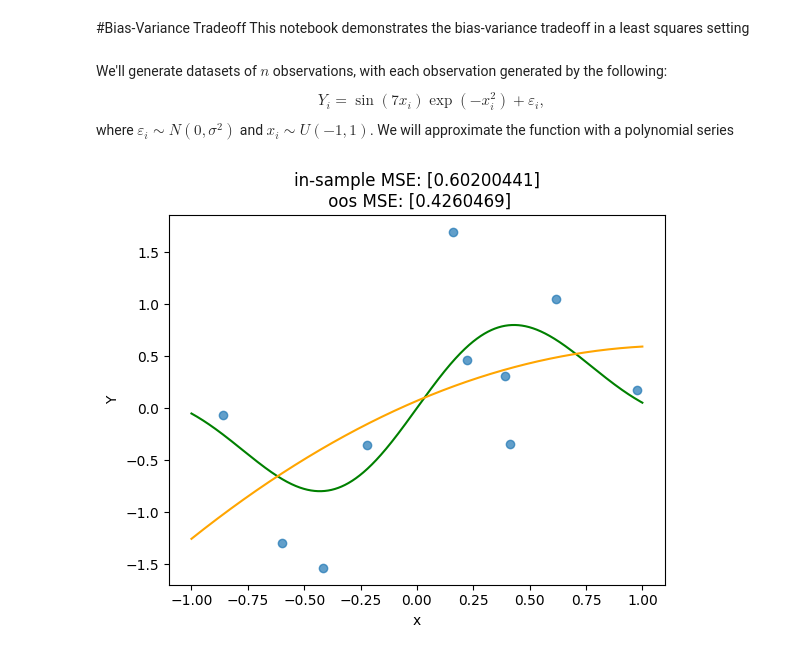
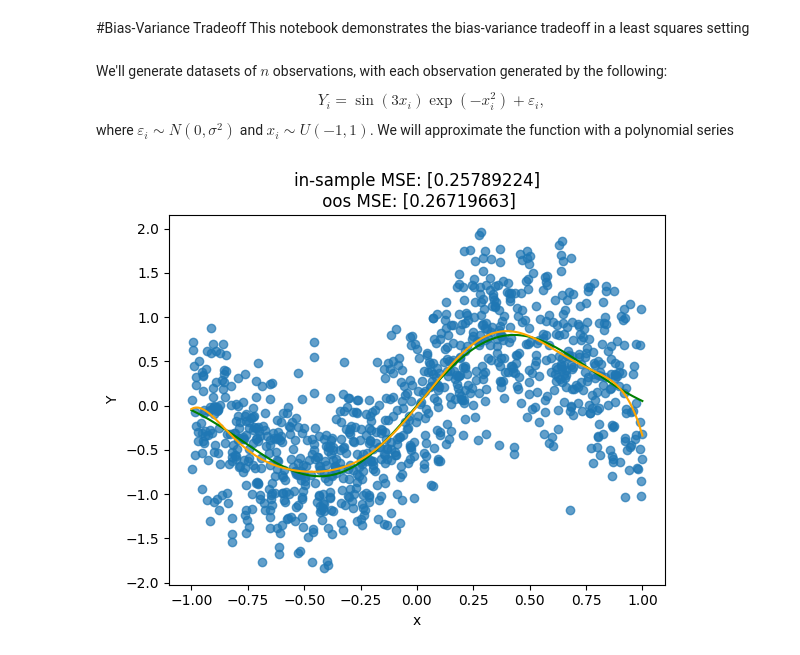
Before and after one commit to brighamfrandsen/econ484, a Jupyter notebook: examples/biasvariance.ipynb, the cells around one changed output. Cells and saved outputs as stored; diff of their text form; code cells hidden in the pictures.

```diff
--- a/examples/biasvariance.ipynb
+++ b/examples/biasvariance.ipynb
@@ -5,7 +5,7 @@
 This notebook demonstrates the bias-variance tradeoff in a least squares setting
 # %% [markdown]
 We'll generate datasets of $n$ observations, with each observation generated by the following:
-$$Y_i=\sin(7x_i)\exp(-x_i^2)+\varepsilon_i,$$
+$$Y_i=\sin(3x_i)\exp(-x_i^2)+\varepsilon_i,$$
 where $\varepsilon_i\sim N(0,\sigma^2)$ and $x_i\sim U(-1,1)$. We will approximate the function with a polynomial series
 # %%
 #Import necessary packages
@@ -40,31 +40,31 @@ def generate_vectors(n):
     return epsilon, x,y,xgrid,expygrid,ygrid
 # %%
 # want to try some stuff
-n=10
+n=1000
 epsilon, x,y,xgrid,expygrid,ygrid=generate_vectors(n)
 ngrid = xgrid.shape[0]
 # %%
-k = 3
+k = 10
 xpoly = generate_legendre_matrix(x,k)
 xgridpoly=generate_legendre_matrix(xgrid,k)
 # linear regression (via moore-penrose for when k>n):
 bhat = np.linalg.pinv(xpoly) @ y
 # generate in-sample predictions:
 yhat = xpoly @ bhat
 # generate predictions on grid
 yhatgrid = xgridpoly @ bhat
 
 
 MSEinsample=sum((y-yhat)**2)/n
 MSEoos=sum((ygrid - yhatgrid)**2)/ngrid
 
 plt.scatter(x, y, alpha=0.7)
 plt.plot(xgrid,expygrid,color='green')
 plt.plot(xgrid,yhatgrid,color='orange')
 plt.xlabel("x")
 plt.ylabel("Y")
 plt.title(f"in-sample MSE: {MSEinsample}\n oos MSE: {MSEoos}")
 
 plt.show()
 # %% [output]
-[figure, old version]
+[figure, new version]
```
Also changed, not shown: parts of 2 cells of this notebook.
